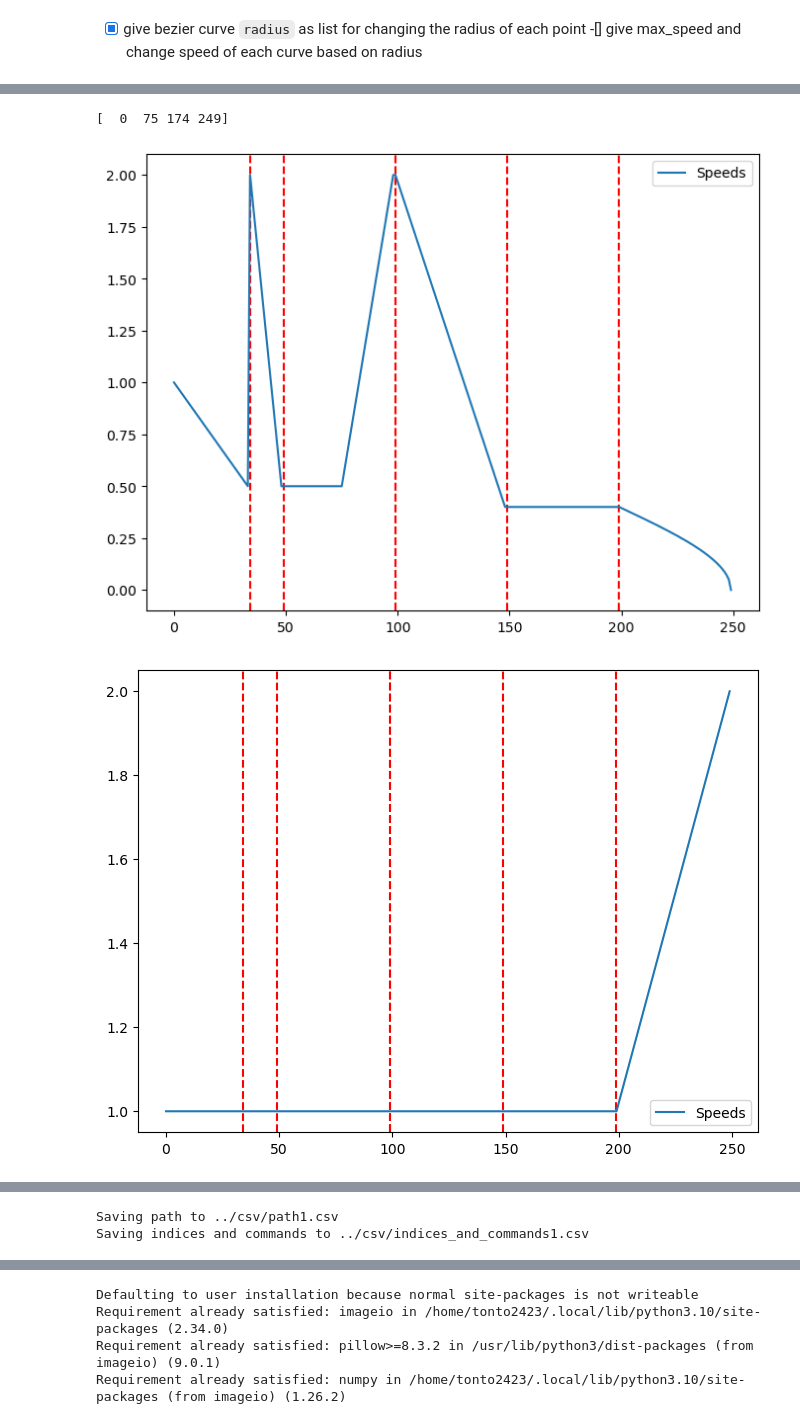
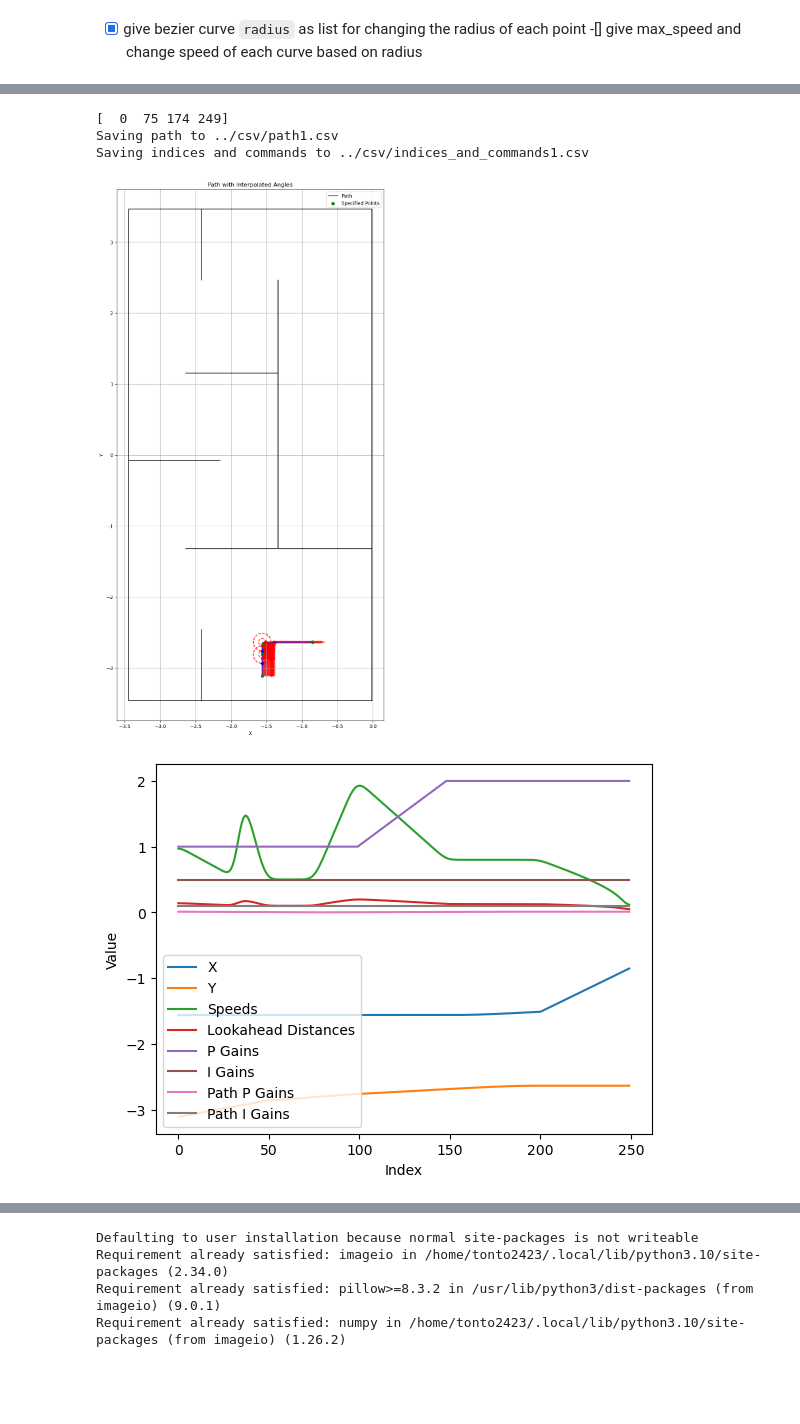
Before and after one commit to NeyagawaRobocons/chassis_haru_robo2024, a Jupyter notebook: pure_pursuit/pure_pursuit/pure_pursuit_test.ipynb, the cells around one changed output, grey strips where cells are left out. Saved outputs shown, nothing was run; the diff lists cells and outputs as text; code cells hidden in the pictures; blank space fills up the shorter version.

Commit message:
feat: path fence view, reset integral

```diff
--- a/pure_pursuit/pure_pursuit/pure_pursuit_test.ipynb
+++ b/pure_pursuit/pure_pursuit/pure_pursuit_test.ipynb
@@ -409,7 +409,7 @@ def interpolate_speed(
     speeds = np.zeros(len(path))
     curve_end_index = 0
 
-    plt.figure(figsize=(8, 6))
+    # plt.figure(figsize=(8, 6))
 
     for i in range(len(indices) - 2):
         before_curve_index = np.argmin(np.abs(np.linalg.norm(poses[i+1][:2] - path[:indices[i+1]], axis=1) - radiuses[i+1] * 2.5))
@@ -426,9 +426,9 @@ def interpolate_speed(
         else:
             speeds[indices[i+1]:curve_end_index] = np.linspace(max_speed * speed_rates[i+1], max_speed * speed_rates[i+1], num=curve_end_index - indices[i+1])
 
-        plt.axvline(x=before_curve_index, color='r', linestyle='--')
-        plt.axvline(x=curve_index, color='r', linestyle='--')
-        plt.axvline(x=curve_end_index, color='r', linestyle='--')
+        # plt.axvline(x=before_curve_index, color='r', linestyle='--')
+        # plt.axvline(x=curve_index, color='r', linestyle='--')
+        # plt.axvline(x=curve_end_index, color='r', linestyle='--')
 
     # speeds[curve_end_index:] = max_speed * np.cos(np.pi * np.linspace(0, 1, num=len(speeds[curve_end_index:])))
     # speeds[curve_end_index:] = np.linspace(max_speed * speed_rates[-2], 0, num=len(speeds[curve_end_index:]))
@@ -437,9 +437,9 @@ def interpolate_speed(
     else:
         speeds[curve_end_index:] = np.linspace(max_speed * speed_rates[-2], max_speed * speed_rates[-1], num=len(speeds[curve_end_index:]))
 
-    plt.plot(speeds, label='Speeds')
-    plt.legend()
-    plt.show()
+    # plt.plot(speeds, label='Speeds')
+    # plt.legend()
+    # plt.show()
 
     return speeds
 
@@ -537,7 +537,7 @@ def generate_and_save_path(
     np.savetxt(path_file, data_to_save, delimiter=",", fmt='%s', comments='', header='x,y,theta,speed,lookahead_distance,p_gain,i_gain,angle_threshold,path_p_gain,path_i_gain')
     np.savetxt(indices_and_commands_file, indices_and_commands, delimiter=",", fmt='%s', comments='', header='index,command1,command2,command3,set_pose_flag')
 
-    plt.figure(figsize=(8, 6))
+    plt.figure(figsize=(10, 20))
     plt.quiver(path[:, 0], path[:, 1], -np.sin(angles), np.cos(angles), scale=20, color='r', alpha=0.5)
     plt.plot(path[:, 0], path[:, 1], 'b-', label='Path')
     # plt.scatter(path[:, 0], path[:, 1], color='g', zorder=5, label='Specified Points')
@@ -561,6 +561,23 @@ def generate_and_save_path(
         plt.plot(circ_x, circ_y, 'r--')
         plt.plot(expanded_circ_x, expanded_circ_y, 'r--')
 
+    left_map = [
+        [[-3.443, -3.462], [-0.019, -3.462]],
+        [[-0.019, -3.462], [-0.019, 3.462]],
+        [[-0.019, 3.462], [-3.443, 3.462]],
+        [[-3.443, 3.462], [-3.443, -3.462]],
+        [[-2.424, -3.462], [-2.424, -2.462]],
+        [[-2.643, -1.319], [-0.019, -1.319]],
+        [[-3.443, -0.081], [-2.157, -0.081]],
+        [[-2.643, 1.157], [-1.338, 1.157]],
+        [[-1.338, -1.319], [-1.338, 2.462]],
+        [[-2.424, 2.462], [-2.424, 3.462]],
+    ]
+
+    for line in left_map:
+        start_point, end_point = line
+        plt.plot([start_point[0], end_point[0]], [start_point[1], end_point[1]], 'k-')
+
     plt.title('Path with Interpolated Angles')
     plt.xlabel('X')
     plt.ylabel('Y')
@@ -742,35 +609,37 @@ poses = np.zeros((4, 9))
 poses[:,0] = np.array([1.562, 1.562, 1.562, 0.854])
 poses[:,1] = np.array([-3.112, -3.112 + 0.3, -2.637, -2.637])
 poses[:,2] = np.array([np.pi/2.0, deg, np.pi/2.0, np.pi/2.0])
 poses[:,3] = np.array([0.05, 0.05, 0.05, 0.05]) # radius
-poses[:,4] = np.array([0.5, 0.25, 0.2, 0.9]) # speed_rate
+poses[:,4] = np.array([0.5, 0.25, 0.4, 0.9]) # speed_rate
 poses[:,0] = -poses[:,0]
 poses[:,2] = -poses[:,2]
-poses[:,5] = np.array([1.0, 1.0, 1.0, 2.0]) # p_gain_rates
-poses[:,6] = np.array([0.0, 0.0, 1.0, 1.0]) # i_gain_rates
+poses[:,5] = np.array([1.0, 1.0, 2.0, 2.0]) # p_gain_rates
+poses[:,6] = np.array([1.0, 1.0, 1.0, 1.0]) # i_gain_rates
 
 commands = np.array([
     [1, 0, False],
     [6, 0, False],
     [0, 0, False],
     [0, 0, False],
 ])
 
 generate_and_save_path(
         poses,
         commands,
         max_lookahead_distance,
         max_speed=max_speed,
         max_p_gain=1.0,
         max_i_gain=0.5,
         angle_threshold=angle_threshold,
         path_p_gain=path_p_gain,
         path_p_magnification=10.0,
         path_i_gain=path_i_gain,
         resolution=50,
         path_number=1
     )
 # %% [output]
 [  0  75 174 249]
+Saving path to ../csv/path1.csv
+Saving indices and commands to ../csv/indices_and_commands1.csv
-[figure, old version]
+[figure, new version]
-[figure, old version]
+[figure, new version]
@@ -778,2 +645,0 @@ generate_and_save_path(
-Saving path to ../csv/path1.csv
-Saving indices and commands to ../csv/indices_and_commands1.csv
```
Also changed, not shown: parts of 10 cells of this notebook, 9 other files.
